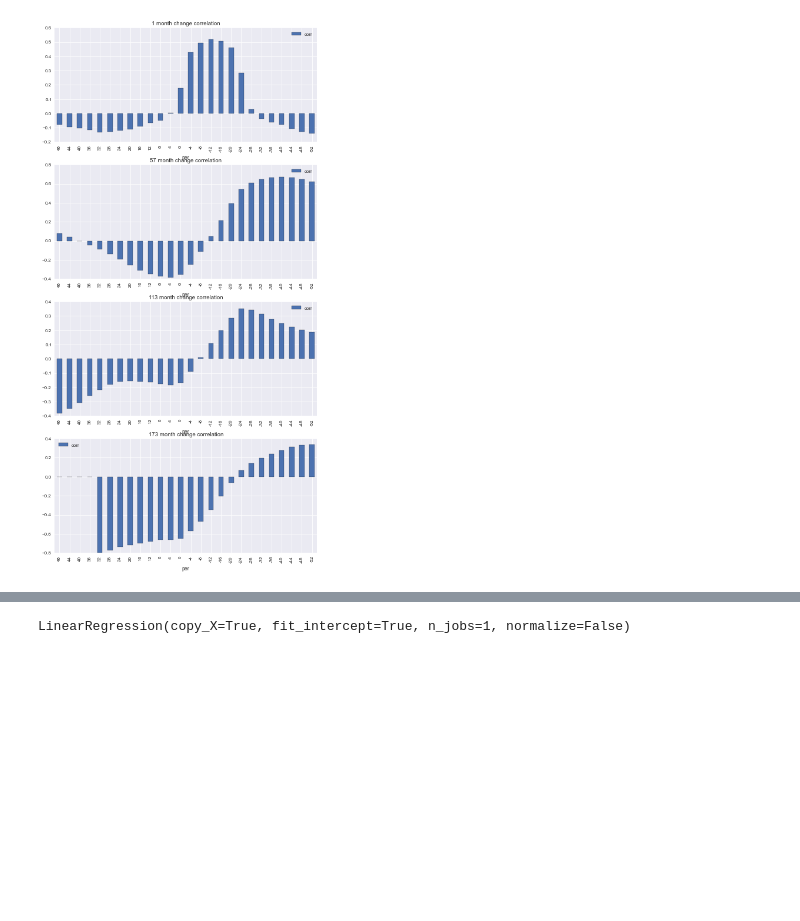
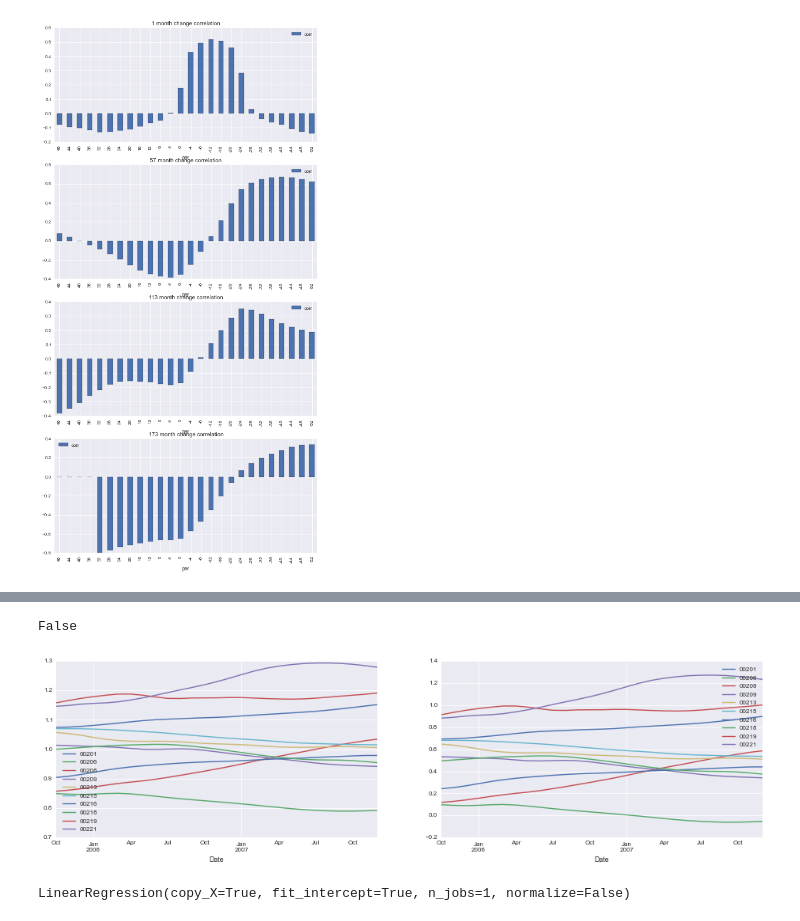
Before and after one commit to rhouck/re, a Jupyter notebook: explore.ipynb, the cells around one changed output, grey strips where cells are left out. Drawn from its saved outputs; the diff is of its cells as text; code cells hidden in the pictures; blank space fills up the shorter version.

```diff
--- a/explore.ipynb
+++ b/explore.ipynb
@@ -126,3 +127,8 @@ for i in range(len(pers)):
 # px_h[rand_cols].plot(ax=axes[0], title='raw px')
 # px_h = ut.kalman_ma(px_h)
 # px_h[rand_cols].plot(ax=axes[1], title='smoothed px')
+# %%
+df_sub = df[['tar', 1, 33, 57, 89, 113]]
+df_sub = pd.concat([df_sub, px_ca_r_df.stack()], axis=1)
+df_sub.rename(columns={0: 'ca'}, inplace=True)
+df_sub.dropna(inplace=True)
@@ -128,0 +147,11 @@ for i in range(len(pers)):
+# %%
+X = df_sub.ix[:,1:]
+for i in (i for i in X.columns if i != 'ca'):
+    X[i] = ut.kalman_ma(X[i].unstack()).stack()
+X = ut.get_z_scores(X)
+y = df_sub['tar']
+
+clf = rf(n_estimators=50, oob_score=True)
+clf.fit(X, y)
+print clf.score(X, y)
+print clf.oob_score_
@@ -129,3 +166,13 @@ for i in range(len(pers)):
+# %%
+fig, axes = plt.subplots(ncols=2, figsize=(FIG_WIDTH*2, FIG_HEIGHT))
+per = 33
+count = 80
+df_sub[per].unstack().ix[datetime.date(2005,1,1):datetime.date(2008,1,1),count-10:count].plot(ax=axes[0])
+X[per].unstack().ix[datetime.date(2005,1,1):datetime.date(2008,1,1),count-10:count].plot(ax=axes[1])
+df_sub[per].unstack().ix[datetime.date(2005,1,1):datetime.date(2008,1,1),count-10:count].equals(X[per].unstack().ix[datetime.date(2005,1,1):datetime.date(2008,1,1),:count])
+# %% [output]
+False
+[figure, added]
 # %%
 df = ut.stack_and_align(mom, fwd_ret_ts, cols=['mom', 'fwd'])
 # %%
```
Also changed, not shown: parts of 6 cells of this notebook, 2 other files.
